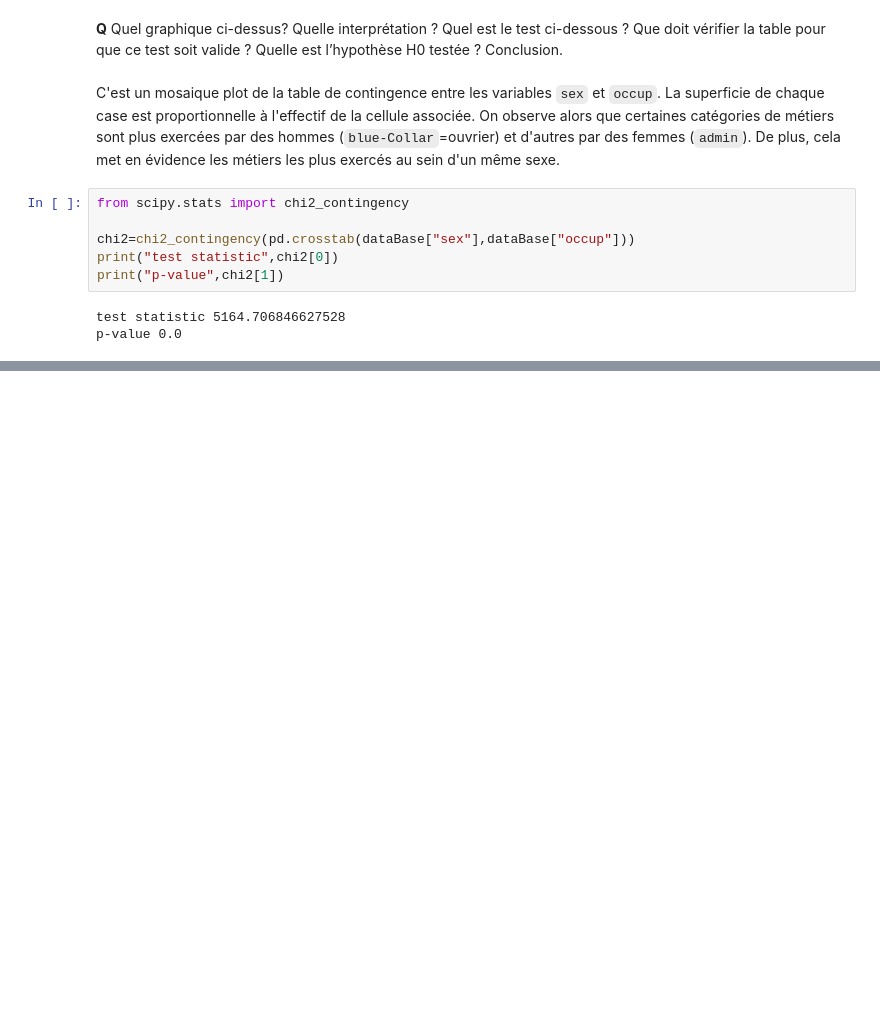
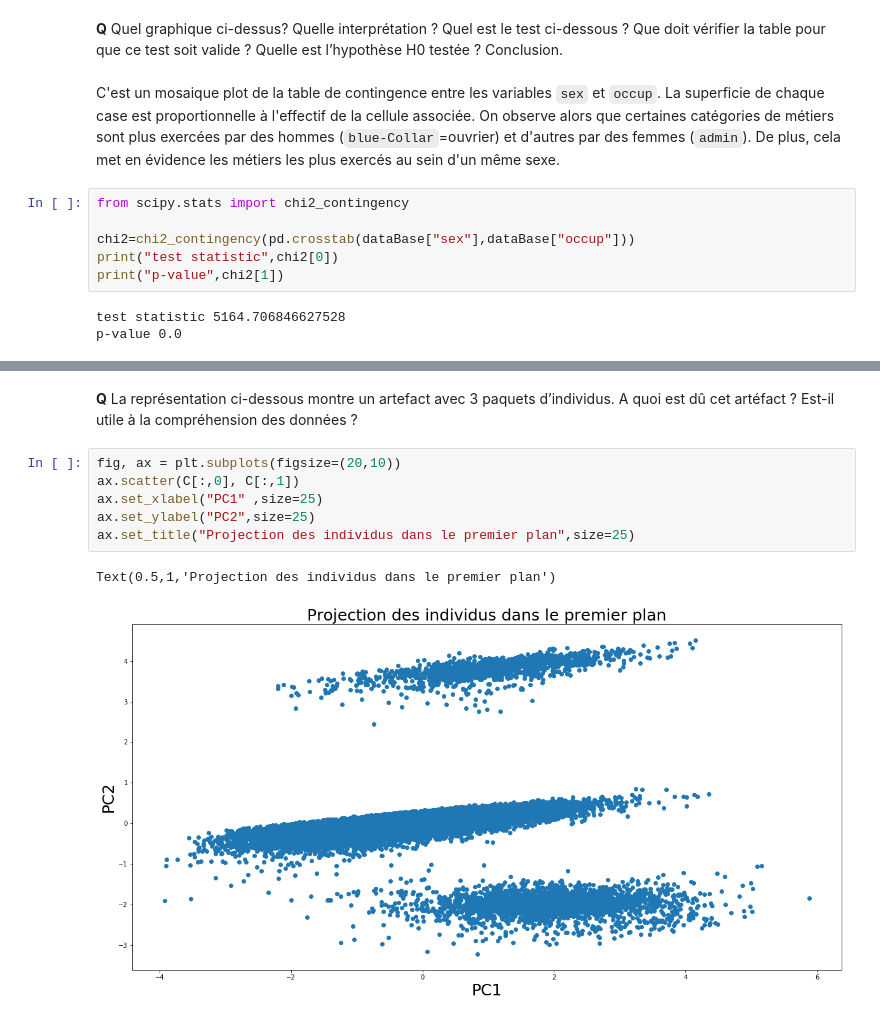
Before and after one commit to LouisDelvaux/Exploration4A, a Jupyter notebook: Adult-Census/Explo-Python-AdultCensus (PROJET).ipynb, the cells around one changed output, grey strips where cells are left out. Saved outputs shown, nothing was run; the diff lists cells and outputs as text; blank space fills up the shorter version.

```diff
--- a/Adult-Census/Explo-Python-AdultCensus (PROJET).ipynb
+++ b/Adult-Census/Explo-Python-AdultCensus (PROJET).ipynb
@@ -418,0 +483,11 @@ p-value 0.0
+# %% [markdown]
+**Q** La représentation ci-dessous montre un artefact avec 3 paquets d’individus. A quoi est dû cet artéfact ? Est-il utile à la compréhension des données ?
+# %%
+fig, ax = plt.subplots(figsize=(20,10))
+ax.scatter(C[:,0], C[:,1])
+ax.set_xlabel("PC1" ,size=25)
+ax.set_ylabel("PC2",size=25)
+ax.set_title("Projection des individus dans le premier plan",size=25)
+# %% [output]
+Text(0.5,1,'Projection des individus dans le premier plan')
+[figure, added]
```
Also changed, not shown: parts of 14 cells of this notebook.
